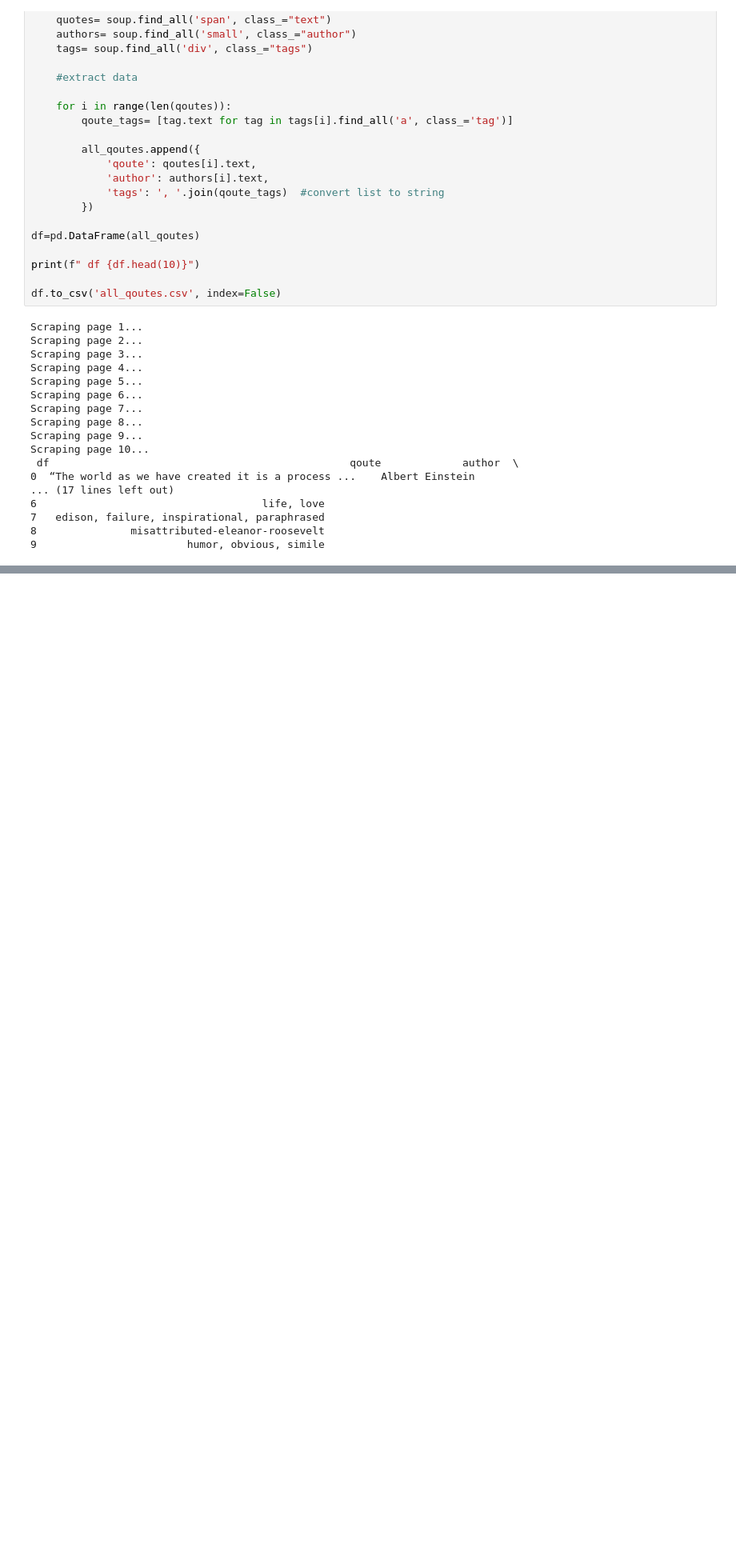
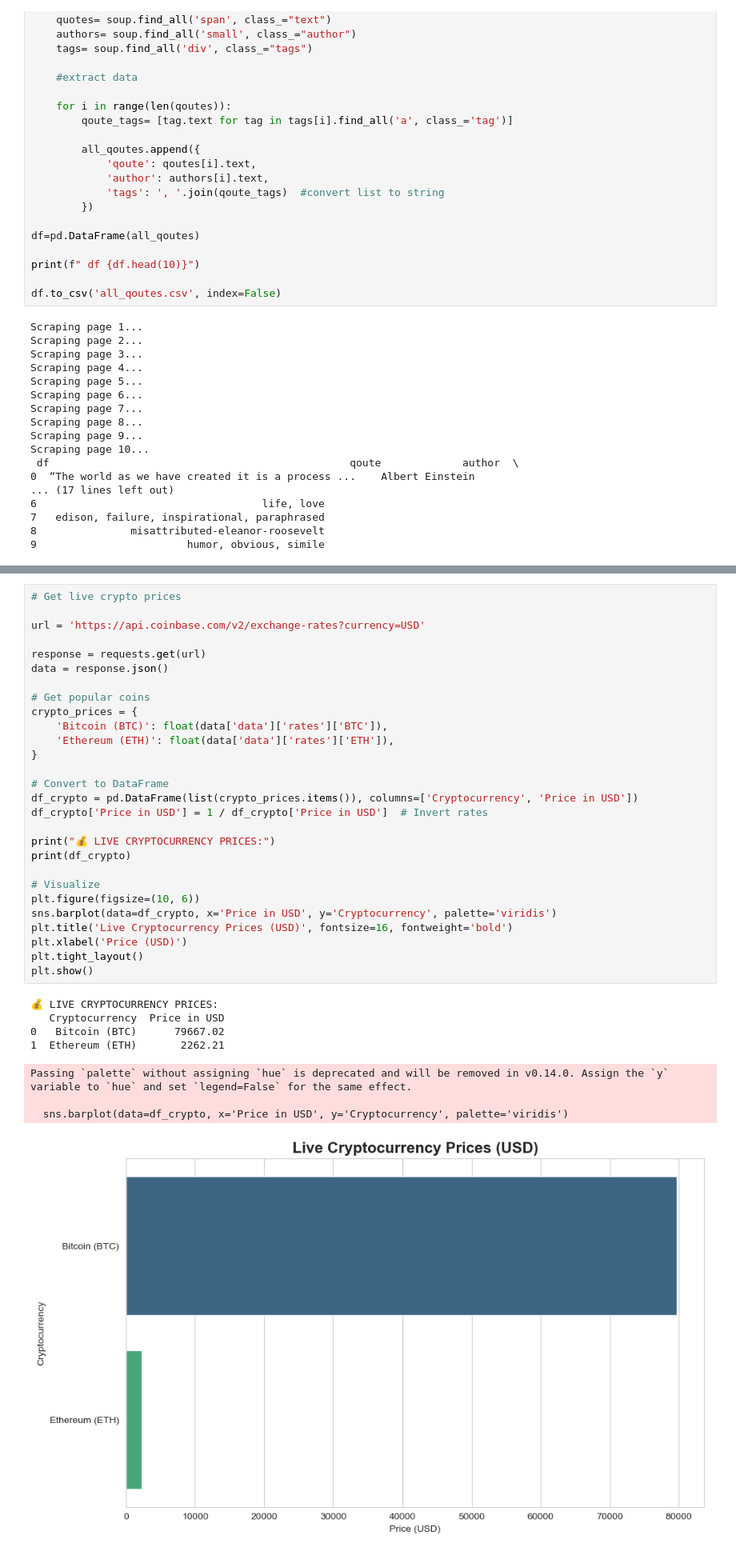
Before and after one commit to hash64/30-Day-Data-Science-Journey, a Jupyter notebook: day-04-webscrapping.ipynb, the cells around one changed output, grey strips where cells are left out. Shown at 80% size. Cells and saved outputs as stored; diff of their text form; blank space fills up the shorter version.

```diff
--- a/day-04-webscrapping.ipynb
+++ b/day-04-webscrapping.ipynb
@@ -187,0 +397,37 @@ Passing `palette` without assigning `hue` is deprecated and will be removed in v
+# %%
+# Get live crypto prices
+
+url = 'https://api.coinbase.com/v2/exchange-rates?currency=USD'
+
+response = requests.get(url)
+data = response.json()
+
+# Get popular coins
+crypto_prices = {
+    'Bitcoin (BTC)': float(data['data']['rates']['BTC']),
+    'Ethereum (ETH)': float(data['data']['rates']['ETH']),
+}
+
+# Convert to DataFrame
+df_crypto = pd.DataFrame(list(crypto_prices.items()), columns=['Cryptocurrency', 'Price in USD'])
+df_crypto['Price in USD'] = 1 / df_crypto['Price in USD']  # Invert rates
+
+print("💰 LIVE CRYPTOCURRENCY PRICES:")
+print(df_crypto)
+
+# Visualize
+plt.figure(figsize=(10, 6))
+sns.barplot(data=df_crypto, x='Price in USD', y='Cryptocurrency', palette='viridis')
+plt.title('Live Cryptocurrency Prices (USD)', fontsize=16, fontweight='bold')
+plt.xlabel('Price (USD)')
+plt.tight_layout()
+plt.show()
+# %% [output]
+💰 LIVE CRYPTOCURRENCY PRICES:
+   Cryptocurrency  Price in USD
+0   Bitcoin (BTC)      79667.02
+1  Ethereum (ETH)       2262.21
+Passing `palette` without assigning `hue` is deprecated and will be removed in v0.14.0. Assign the `y` variable to `hue` and set `legend=False` for the same effect.
+
+  sns.barplot(data=df_crypto, x='Price in USD', y='Cryptocurrency', palette='viridis')
+[figure, added]
```
Also changed, not shown: parts of 9 cells of this notebook, 2 other files.
